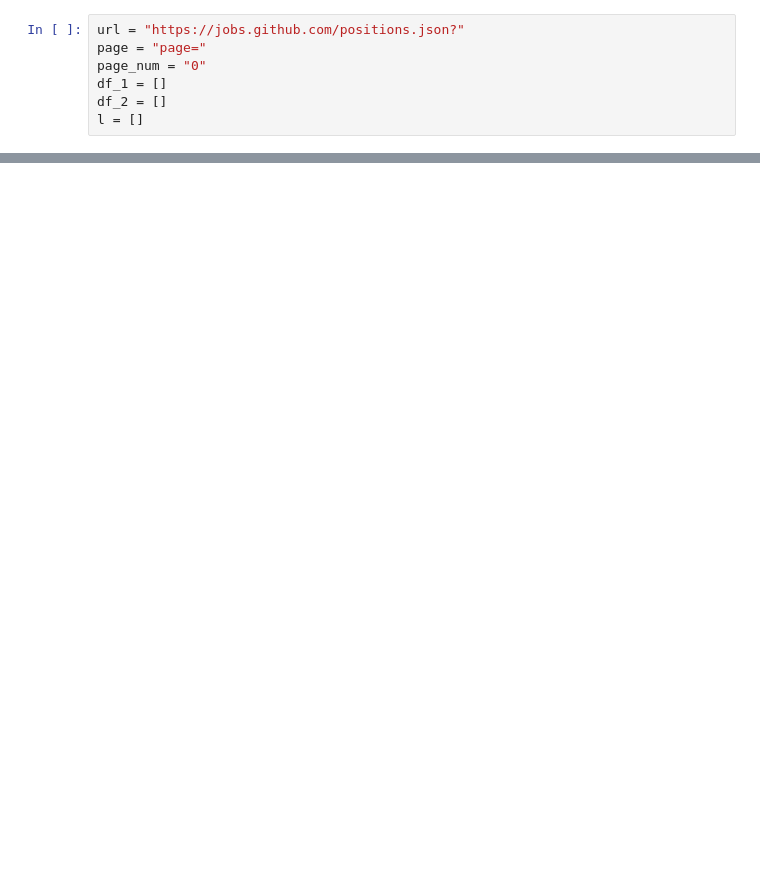
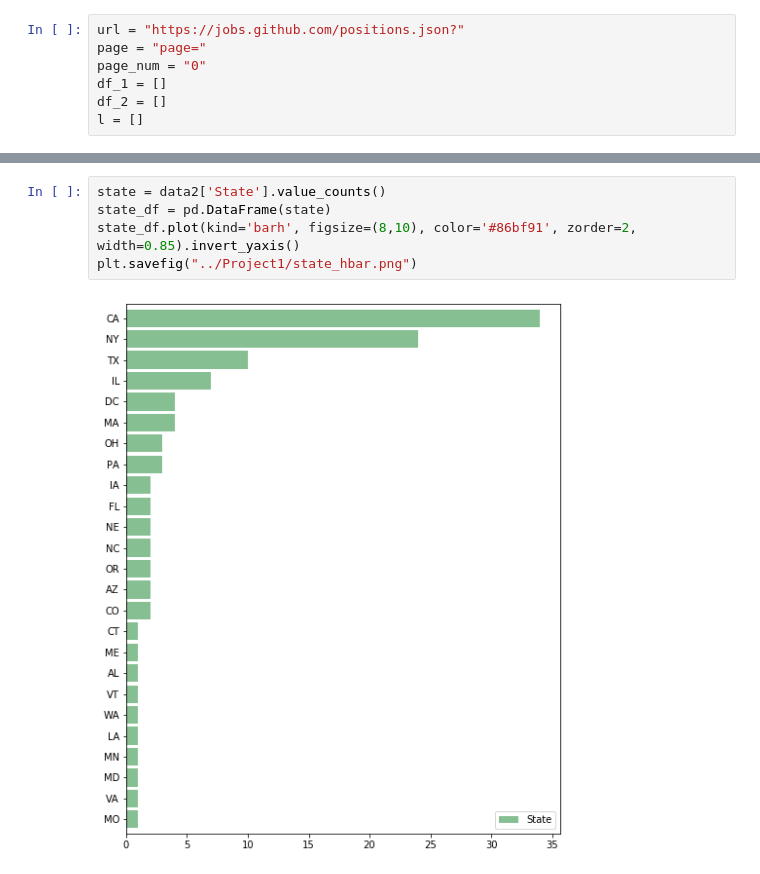
Before and after one commit to brian1581/Project1, a Jupyter notebook: Notebook_Michelle.ipynb, the cells around one changed output, grey strips where cells are left out. Saved outputs shown, nothing was run; the diff lists cells and outputs as text; blank space fills up the shorter version.

```diff
--- a/Notebook_Michelle.ipynb
+++ b/Notebook_Michelle.ipynb
@@ -124,0 +111,7 @@ data2.drop(['company_logo', 'company_url', 'how_to_apply', 'location_x', 'url',
+# %%
+state = data2['State'].value_counts()
+state_df = pd.DataFrame(state)
+state_df.plot(kind='barh', figsize=(8,10), color='#86bf91', zorder=2, width=0.85).invert_yaxis()
+plt.savefig("../Project1/state_hbar.png")
+# %% [output]
+[figure, added]
```
Also changed, not shown: parts of 7 cells of this notebook.
